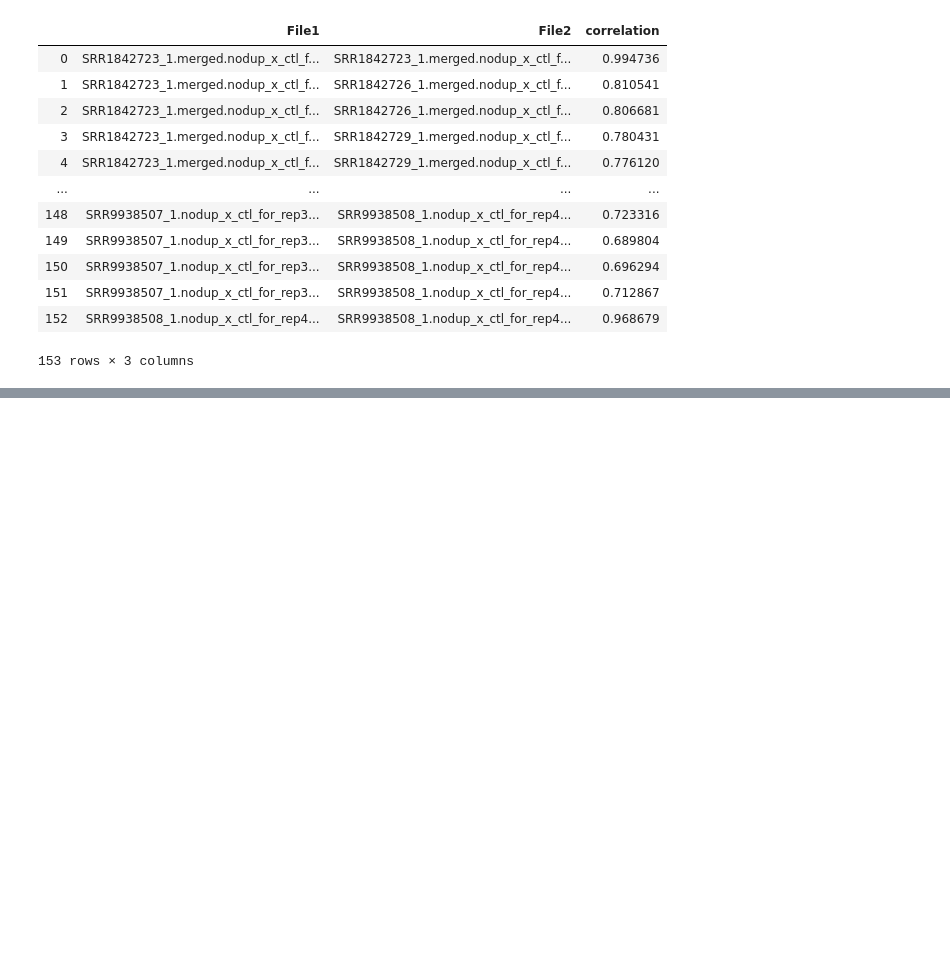
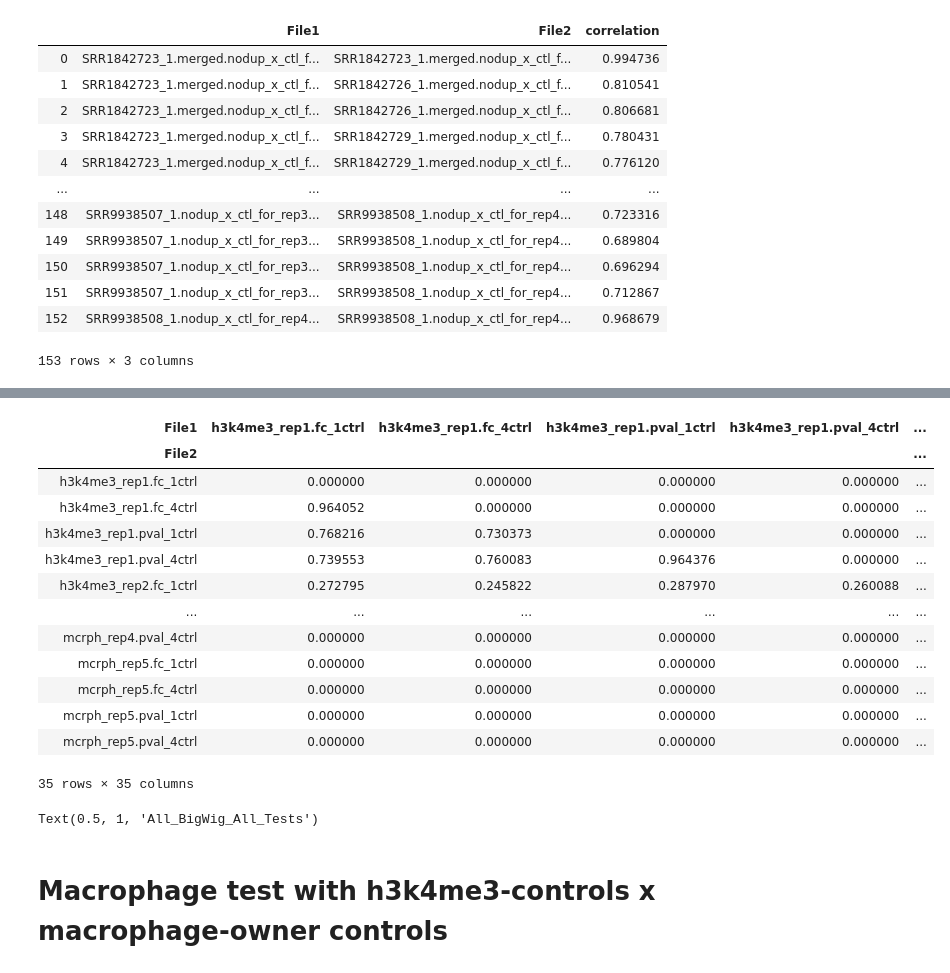
Before and after one commit to GFrosi/GEO_NCBI, a Jupyter notebook: BigWig_Correlation.ipynb, the cells around one changed output, grey strips where cells are left out. Saved outputs shown, nothing was run; the diff lists cells and outputs as text; code cells hidden in the pictures; blank space fills up the shorter version.

```diff
--- a/BigWig_Correlation.ipynb
+++ b/BigWig_Correlation.ipynb
@@ -227,0 +300,5 @@ plt.show() # ta-da!
+# %%
+#from bigwig correlate results
+
+
+all_bigwig = pd.read_csv(r'/Users/gfrosi/Documents/Frosi_lab_jacques/test_pipeline_encode/BigWig_test/all_bigwig_pval_fc_out.txt', sep="\t", header=None, names=['File1','File2', 'correlation'])
@@ -227,0 +321,5 @@ plt.show() # ta-da!
+# %%
+#replacing string to macrophage samples
+
+all_bigwig1 = replace_substring_bigwig(all_bigwig, [(r'^SRR\d+\w+\.\w+\.\w{15}', 'mcrph'), (r'^SRR\d+\w+\.\w{15}', 'h3k4me3'), (r'.signal', ''), (r'.bigwig', '')], columns=['File1', 'File2'])
+all_bigwig1
@@ -227,0 +340,8 @@ plt.show() # ta-da!
+# %%
+#pivoted and transposed
+
+result_all_bigwig = all_bigwig1.pivot_table(index='File1', columns='File2', values='correlation')
+
+#transposed table
+
+result_all_big_wig_trans = result_all_bigwig.T
@@ -227,0 +374,41 @@ plt.show() # ta-da!
+# %%
+#First - fill the NAN values with zero
+#The table is in the correct format
+
+result_all_big_wig_trans2 = result_all_big_wig_trans.fillna(0)
+# %%
+result_all_big_wig_trans2
+# %% [output]
+| File1 | h3k4me3_rep1.fc_1ctrl | h3k4me3_rep1.fc_4ctrl | h3k4me3_rep1.pval_1ctrl | h3k4me3_rep1.pval_4ctrl | ... |
+| File2 |  |  |  |  | ... |
+| h3k4me3_rep1.fc_1ctrl | 0.000000 | 0.000000 | 0.000000 | 0.000000 | ... |
+| h3k4me3_rep1.fc_4ctrl | 0.964052 | 0.000000 | 0.000000 | 0.000000 | ... |
+| h3k4me3_rep1.pval_1ctrl | 0.768216 | 0.730373 | 0.000000 | 0.000000 | ... |
+| h3k4me3_rep1.pval_4ctrl | 0.739553 | 0.760083 | 0.964376 | 0.000000 | ... |
+| h3k4me3_rep2.fc_1ctrl | 0.272795 | 0.245822 | 0.287970 | 0.260088 | ... |
+| ... | ... | ... | ... | ... | ... |
+| mcrph_rep4.pval_4ctrl | 0.000000 | 0.000000 | 0.000000 | 0.000000 | ... |
+| mcrph_rep5.fc_1ctrl | 0.000000 | 0.000000 | 0.000000 | 0.000000 | ... |
+| mcrph_rep5.fc_4ctrl | 0.000000 | 0.000000 | 0.000000 | 0.000000 | ... |
+| mcrph_rep5.pval_1ctrl | 0.000000 | 0.000000 | 0.000000 | 0.000000 | ... |
+| mcrph_rep5.pval_4ctrl | 0.000000 | 0.000000 | 0.000000 | 0.000000 | ... |
+35 rows × 35 columns
+# %%
+#cluster all
+import matplotlib.colorbar as mcbar
+
+
+sns.clustermap(result_all_big_wig_trans2,
+               metric="correlation",
+#                cbar_pos=(0.02, 0.8, 0.05, 0.18),
+               cbar_kws={'label': 'Colorbar'},
+               figsize=(20, 10))
+
+plt.title("All_BigWig_All_Tests", fontsize =20)
+
+# plt.xlabel('Replicates', fontsize = 12)
+# plt.ylabel('Replicates', fontsize = 12)
+# %% [output]
+Text(0.5, 1, 'All_BigWig_All_Tests')
+# %% [markdown]
+# Macrophage test with h3k4me3-controls x macrophage-owner controls
```
Also changed, not shown: parts of 76 cells of this notebook, 24 other files.
